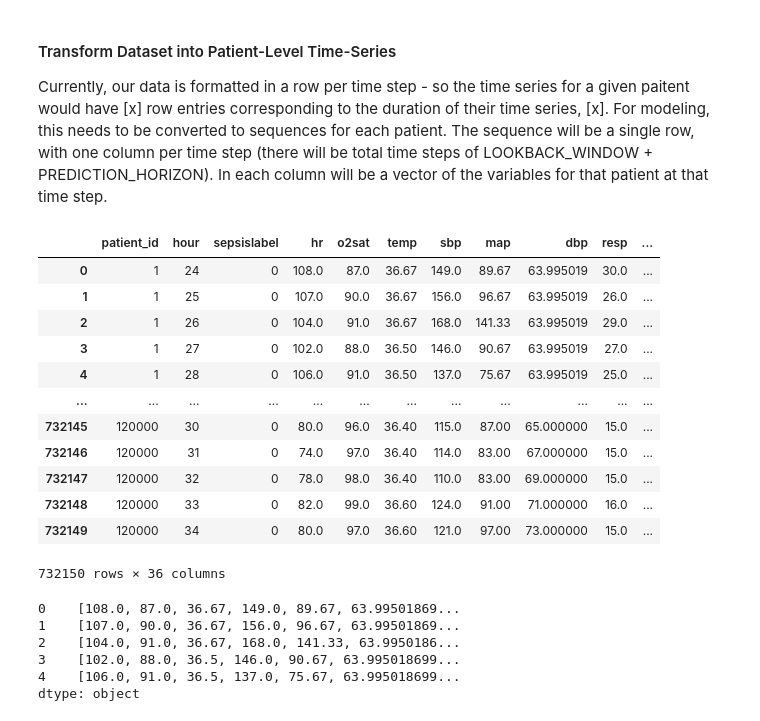
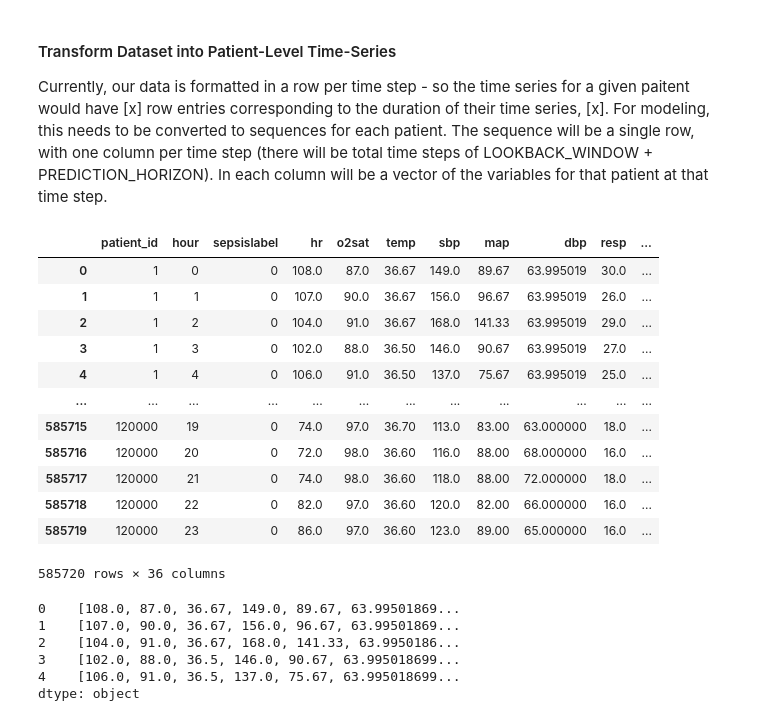
Before and after one commit to t4ai/early-sepsis-prediction, a Jupyter notebook: 3 - Feature Engineering and Data Prep.ipynb, the cells around one changed output. Saved outputs shown, nothing was run; the diff lists cells and outputs as text; code cells hidden in the pictures.

```diff
--- a/3 - Feature Engineering and Data Prep.ipynb
+++ b/3 - Feature Engineering and Data Prep.ipynb
@@ -58,26 +57,28 @@ target_sequence_length = LOOKBACK_WINDOW + PREDICTION_HORIZON
 # %%
 # helper to filter patient time series to most recent (LOOKBACK_WINDOW + PREDICTION_HORIZON) samples
 def truncate_patient_time_series(grouped_df):
   grouped_df_filtered = grouped_df[grouped_df['hour'] > (max(grouped_df['hour']) - target_sequence_length)]
+  grouped_df_filtered = grouped_df_filtered[grouped_df_filtered['hour'] <= (max(grouped_df_filtered['hour']) - PREDICTION_HORIZON)]
+  grouped_df_filtered['hour'] = grouped_df_filtered['hour'] - min(grouped_df_filtered['hour'])
   return grouped_df_filtered
 
 # Execute grouping and sequence truncation
 ts_limited_sepsis_data = sepsis_dataset_encoded.groupby('patient_id').apply(truncate_patient_time_series).reset_index(drop=True)
 ts_limited_sepsis_data
 # %% [output]
 |  | patient_id | hour | sepsislabel | hr | o2sat | temp | sbp | map | dbp | resp | ... |
-| 0 | 1 | 24 | 0 | 108.0 | 87.0 | 36.67 | 149.0 | 89.67 | 63.995019 | 30.0 | ... |
-| 1 | 1 | 25 | 0 | 107.0 | 90.0 | 36.67 | 156.0 | 96.67 | 63.995019 | 26.0 | ... |
-| 2 | 1 | 26 | 0 | 104.0 | 91.0 | 36.67 | 168.0 | 141.33 | 63.995019 | 29.0 | ... |
-| 3 | 1 | 27 | 0 | 102.0 | 88.0 | 36.50 | 146.0 | 90.67 | 63.995019 | 27.0 | ... |
-| 4 | 1 | 28 | 0 | 106.0 | 91.0 | 36.50 | 137.0 | 75.67 | 63.995019 | 25.0 | ... |
+| 0 | 1 | 0 | 0 | 108.0 | 87.0 | 36.67 | 149.0 | 89.67 | 63.995019 | 30.0 | ... |
+| 1 | 1 | 1 | 0 | 107.0 | 90.0 | 36.67 | 156.0 | 96.67 | 63.995019 | 26.0 | ... |
+| 2 | 1 | 2 | 0 | 104.0 | 91.0 | 36.67 | 168.0 | 141.33 | 63.995019 | 29.0 | ... |
+| 3 | 1 | 3 | 0 | 102.0 | 88.0 | 36.50 | 146.0 | 90.67 | 63.995019 | 27.0 | ... |
+| 4 | 1 | 4 | 0 | 106.0 | 91.0 | 36.50 | 137.0 | 75.67 | 63.995019 | 25.0 | ... |
 | ... | ... | ... | ... | ... | ... | ... | ... | ... | ... | ... | ... |
-| 732145 | 120000 | 30 | 0 | 80.0 | 96.0 | 36.40 | 115.0 | 87.00 | 65.000000 | 15.0 | ... |
-| 732146 | 120000 | 31 | 0 | 74.0 | 97.0 | 36.40 | 114.0 | 83.00 | 67.000000 | 15.0 | ... |
-| 732147 | 120000 | 32 | 0 | 78.0 | 98.0 | 36.40 | 110.0 | 83.00 | 69.000000 | 15.0 | ... |
-| 732148 | 120000 | 33 | 0 | 82.0 | 99.0 | 36.60 | 124.0 | 91.00 | 71.000000 | 16.0 | ... |
-| 732149 | 120000 | 34 | 0 | 80.0 | 97.0 | 36.60 | 121.0 | 97.00 | 73.000000 | 15.0 | ... |
+| 585715 | 120000 | 19 | 0 | 74.0 | 97.0 | 36.70 | 113.0 | 83.00 | 63.000000 | 18.0 | ... |
+| 585716 | 120000 | 20 | 0 | 72.0 | 98.0 | 36.60 | 116.0 | 88.00 | 68.000000 | 16.0 | ... |
+| 585717 | 120000 | 21 | 0 | 74.0 | 98.0 | 36.60 | 118.0 | 88.00 | 72.000000 | 18.0 | ... |
+| 585718 | 120000 | 22 | 0 | 82.0 | 97.0 | 36.60 | 120.0 | 82.00 | 66.000000 | 16.0 | ... |
+| 585719 | 120000 | 23 | 0 | 86.0 | 97.0 | 36.60 | 123.0 | 89.00 | 65.000000 | 16.0 | ... |
-732150 rows × 36 columns
+585720 rows × 36 columns
 # %%
 # narrow down our columns to just the variables
 feature_cols = ts_limited_sepsis_data.columns.to_list()
```
Also changed, not shown: parts of 7 cells of this notebook, 1 other file.
